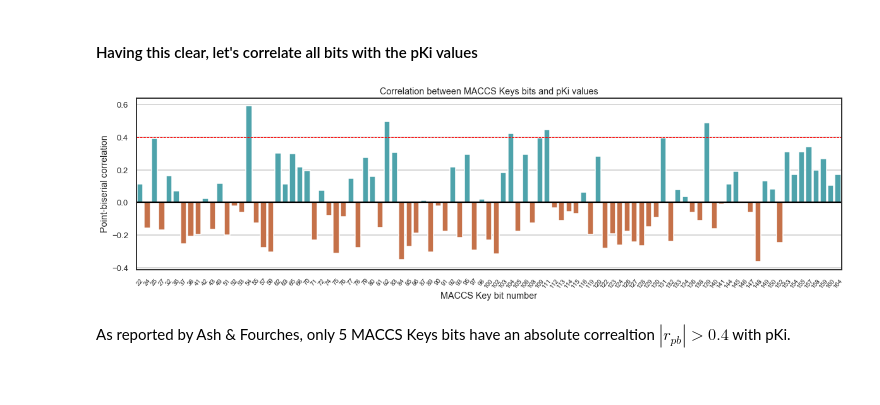
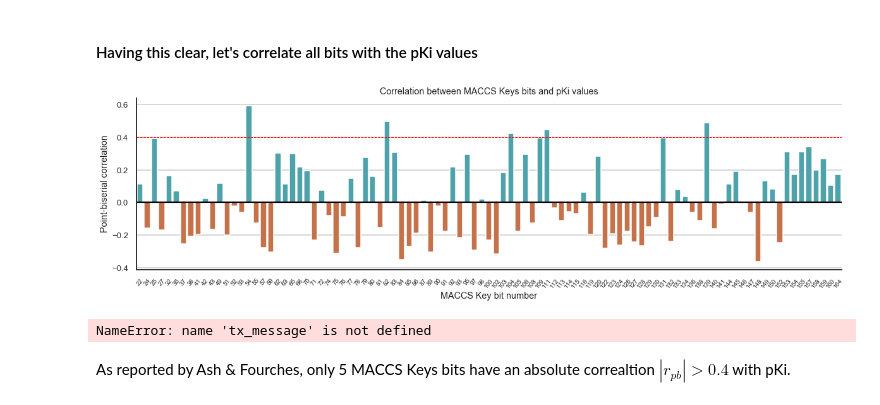
Before and after one commit to jRicciL/ERK2_notebooks, a Jupyter notebook: X_Reviewing_Fourches_work/7_MACCS_Keys_Analysis.ipynb, the cells around one changed output. Drawn from its saved outputs; the diff is of its cells as text; code cells hidden in the pictures.

```diff
--- a/X_Reviewing_Fourches_work/7_Feature_Selection_RDKit_descriptors.ipynb
+++ b/X_Reviewing_Fourches_work/7_MACCS_Keys_Analysis.ipynb
@@ -521,17 +515,25 @@ df_maccs_corr_pb_pki = pd.DataFrame({
 # %%
 # plot  correlation values
 color_palette = ['#3eb0ba' if i > 0 else '#da6a34' for i in df_maccs_corr_pb_pki.corr_pb]
 fig, ax = plt.subplots(figsize=(20, 5))
 sns.barplot(x='bit', y = 'corr_pb', data=df_maccs_corr_pb_pki, palette=color_palette, ax=ax)
 ax.set_xticklabels(df_maccs_corr_pb_pki.bit, rotation=50, fontdict={'fontsize': 10})
 ax.set(ylabel='Point-biserial correlation', xlabel='MACCS Key bit number',
        title='Correlation between MACCS Keys bits and pKi values')
 plt.grid(axis='y')
 plt.axhline(color='k')
 plt.axhline(y=0.4, linestyle='--', linewidth=1, color='red')
+sns.despine()
 plt.show()
 # %% [output]
-[figure, old version]
+[figure, new version]
+# %%
+ax2.annotate(tx_message, xy = (26956958,230),
+             xytext = (26956958, 450),ha = 'right',
+             size = 15, backgroundcolor = 'white',
+             arrowprops = {'facecolor':'black', 'width': 3})
+# %% [output]
+NameError: name 'tx_message' is not defined
 # %% [markdown]
 As reported by Ash & Fourches, only 5 MACCS Keys bits have an absolute correaltion $|r_{pb}| > 0.4$ with pKi.
 # %% [markdown]
```
Also changed, not shown: parts of 7 cells of this notebook.
